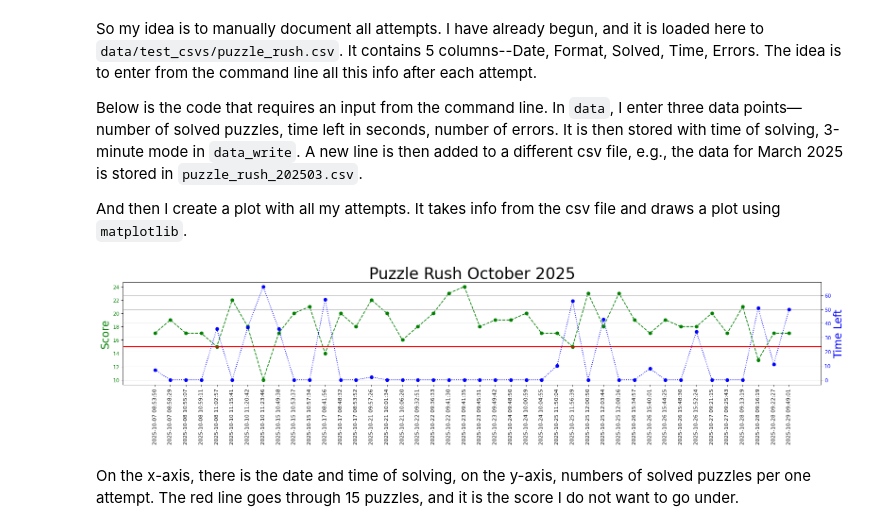
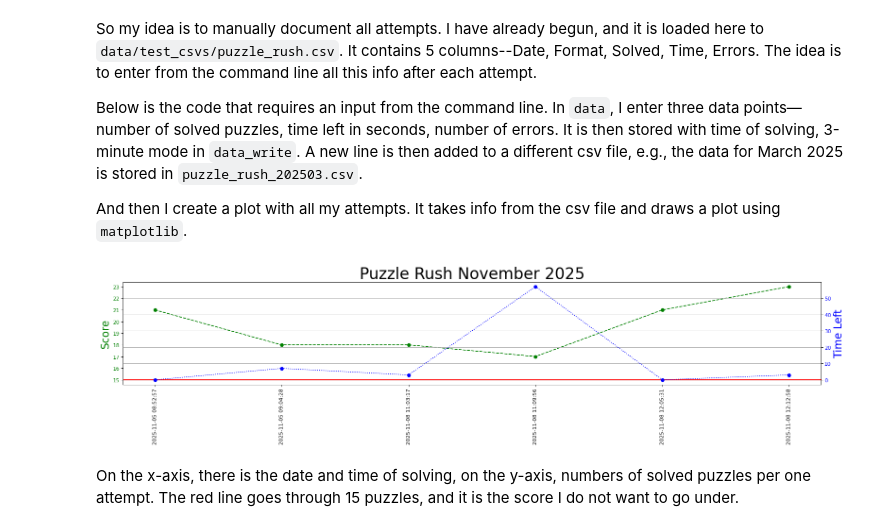
Before and after one commit to mariaonoeva/stat-repo, a Jupyter notebook: chess/puzzle-rush/puzzle_rush.ipynb, the cells around one changed output. Saved outputs shown, nothing was run; the diff lists cells and outputs as text; code cells hidden in the pictures.

```diff
--- a/chess/puzzle-rush/puzzle_rush.ipynb
+++ b/chess/puzzle-rush/puzzle_rush.ipynb
@@ -51,7 +51,7 @@ data_write = datetime.today().strftime('%Y-%m-%d %H:%M:%S') + ',3,' + data
     # if csv exists, then write there
     # if not exists, creat a new one with name "puzzle_rush_{month_year.%Y%m}"
 
-csv_file = 'data/csvs/puzzle_rush_202510.csv'
+csv_file = 'data/csvs/puzzle_rush_202511.csv'
 
 with open(csv_file, 'a', newline='') as csvfile:
     writer = csv.writer(csvfile, delimiter=',')
@@ -70,35 +70,35 @@ with open(csv_file, 'r') as csvfile: # I can use pandas here, it might be even b
     for row in lines:
         date_time.append(row[0])
         score.append(int(row[2]))
         time_left.append(int(row[3]))
 
 fig, ax1 = plt.subplots(figsize=(20, 5), dpi=80)
 
 # data for the left axis
 ax1.plot(date_time, score, color='g', linestyle = 'dashed', marker = 'o')
 ax1.set_ylabel("Score", fontsize=20, color = u'g')
 ax1.tick_params(axis='y', labelcolor=u'g')
 # draws one red line on y = 15
 plt.axhline(linewidth=2, color='r', y=15)
 plt.xticks(rotation=90)
 
 ax2 = ax1.twinx() # saying there is a second y axis
 ax2.plot(date_time, time_left, color='b', linestyle = 'dotted', marker = 'o')
 ax2.set_ylabel("Time Left", fontsize=20, color = u'b')
 ax2.tick_params(axis='y', labelcolor=u'b')
 
 
 plt.xlabel("Date and Time", fontsize=20)
 plt.title(f"Puzzle Rush {month_year.strftime("%B %Y")}", fontsize=30)
 plt.grid()
 
 fig.tight_layout()
 
 # I want to add time and errorless attempts
-plt.savefig('data/pics/puzzle_rush_202510.png', bbox_inches='tight')
+plt.savefig('data/pics/puzzle_rush_202511.png', bbox_inches='tight')
 plt.show()
 # %% [output]
-[figure, old version]
+[figure, new version]
 # %% [markdown]
 On the x-axis, there is the date and time of solving, on the y-axis, numbers of solved puzzles per one attempt. The red line goes through 15 puzzles, and it is the score I do not want to go under.
 # %% [markdown]
```
Also changed, not shown: 4 other files.
